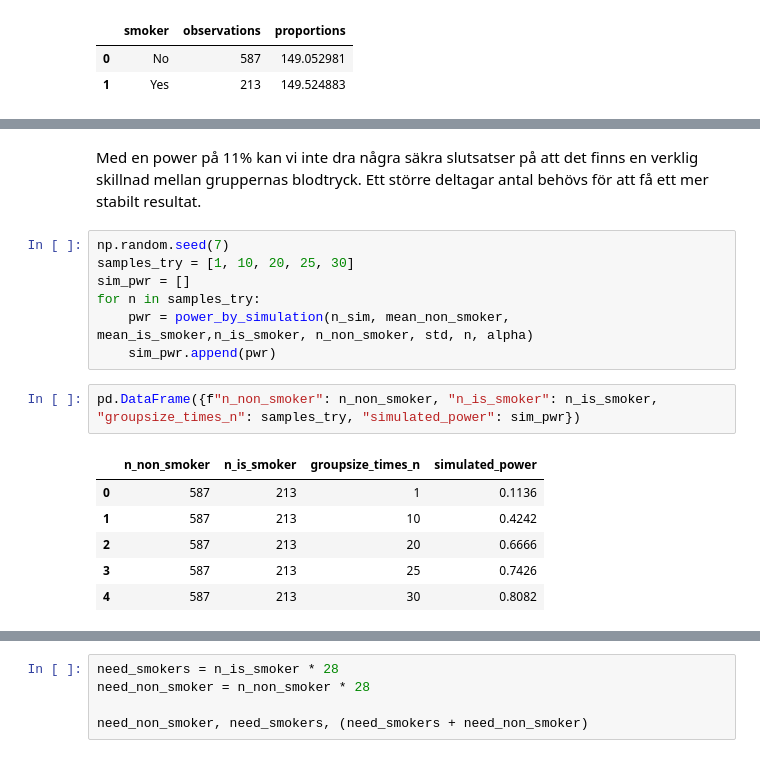
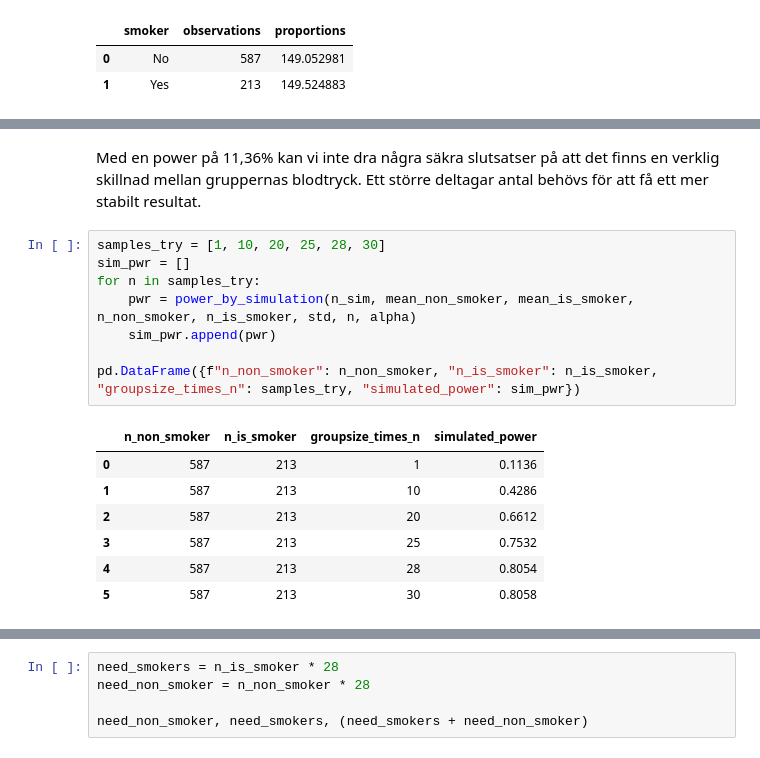
Before and after one commit to elinwahlgren/Halsostudie, a Jupyter notebook: report.ipynb, the cells around one changed output, grey strips where cells are left out. Cells and saved outputs as stored; diff of their text form.

```diff
--- a/report.ipynb
+++ b/report.ipynb
@@ -225,21 +215,21 @@ Power för observerad skillnad: 0.1102
 # %% [markdown]
-Med en power på 11% kan vi inte dra några säkra slutsatser på att det finns en verklig skillnad mellan gruppernas blodtryck. Ett större deltagar antal behövs för att få ett mer stabilt resultat.
+Med en power på 11,36% kan vi inte dra några säkra slutsatser på att det finns en verklig skillnad mellan gruppernas blodtryck. Ett större deltagar antal behövs för att få ett mer stabilt resultat.
 # %%
-np.random.seed(7)
-samples_try = [1, 10, 20, 25, 30]
+samples_try = [1, 10, 20, 25, 28, 30]
 sim_pwr = []
 for n in samples_try:
-    pwr = power_by_simulation(n_sim, mean_non_smoker, mean_is_smoker,n_is_smoker, n_non_smoker, std, n, alpha)
+    pwr = power_by_simulation(n_sim, mean_non_smoker, mean_is_smoker, n_non_smoker, n_is_smoker, std, n, alpha)
     sim_pwr.append(pwr)
+
+pd.DataFrame({f"n_non_smoker": n_non_smoker, "n_is_smoker": n_is_smoker, "groupsize_times_n": samples_try, "simulated_power": sim_pwr})
+# %% [output]
+|  | n_non_smoker | n_is_smoker | groupsize_times_n | simulated_power |
+| 0 | 587 | 213 | 1 | 0.1136 |
+| 1 | 587 | 213 | 10 | 0.4286 |
+| 2 | 587 | 213 | 20 | 0.6612 |
+| 3 | 587 | 213 | 25 | 0.7532 |
+| 4 | 587 | 213 | 28 | 0.8054 |
+| 5 | 587 | 213 | 30 | 0.8058 |
-# %%
-pd.DataFrame({f"n_non_smoker": n_non_smoker, "n_is_smoker": n_is_smoker, "groupsize_times_n": samples_try, "simulated_power": sim_pwr})
-# %% [output]
-|  | n_non_smoker | n_is_smoker | groupsize_times_n | simulated_power |
-| 0 | 587 | 213 | 1 | 0.1136 |
-| 1 | 587 | 213 | 10 | 0.4242 |
-| 2 | 587 | 213 | 20 | 0.6666 |
-| 3 | 587 | 213 | 25 | 0.7426 |
-| 4 | 587 | 213 | 30 | 0.8082 |
 # %%
 fig, ax = plt.subplots()
 V.plot(ax, samples_try, sim_pwr)
```
Also changed, not shown: parts of 7 cells of this notebook.
